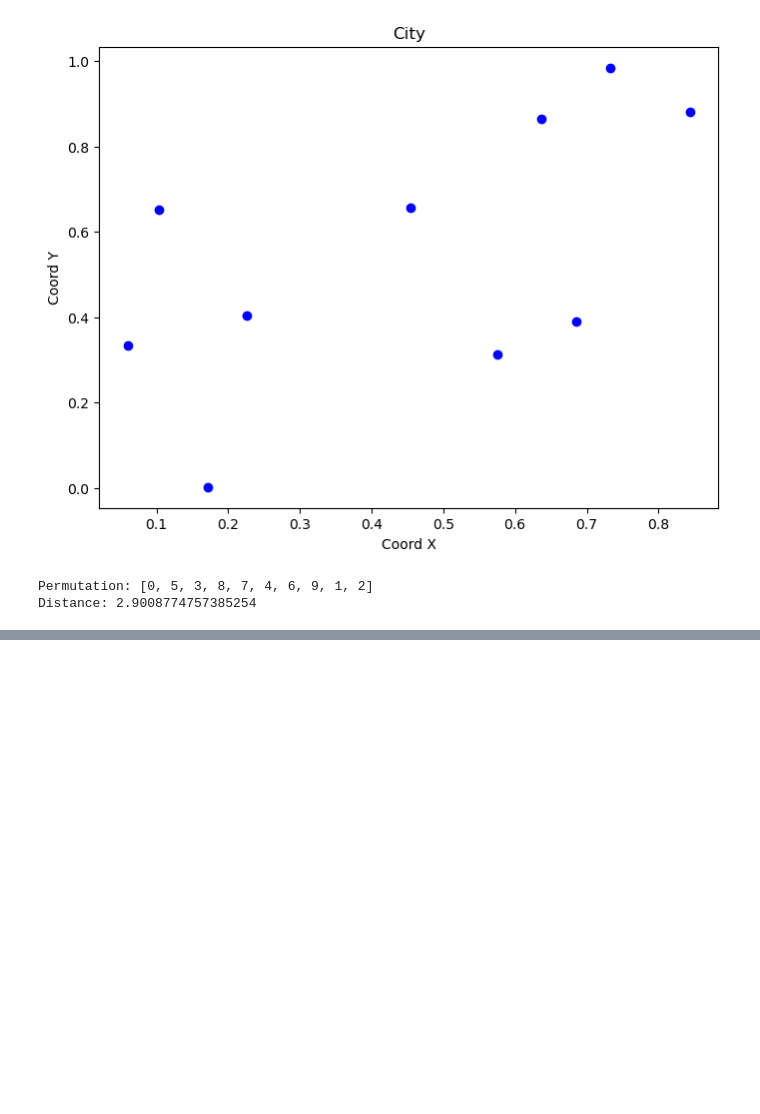
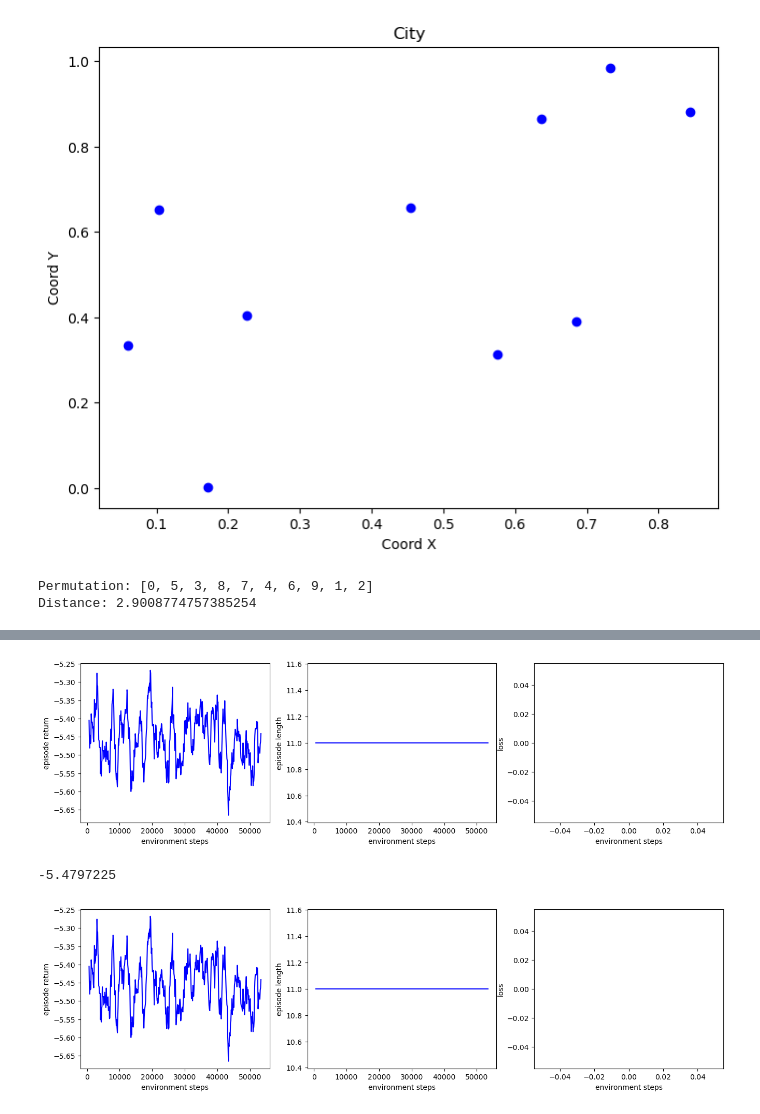
Before and after one commit to tomasosarte/TFG, a Jupyter notebook: code/test_experiment.ipynb, the cells around one changed output, grey strips where cells are left out. Drawn from its saved outputs; the diff is of its cells as text; code cells hidden in the pictures; blank space fills up the shorter version.

```diff
--- a/code/test_experiment.ipynb
+++ b/code/test_experiment.ipynb
@@ -131,17 +135,20 @@ experiment.plot_rollout()
 # %%
 params['offpolicy_iterations'] = 10
 
 # Create network
-basic_network = BasicNetwork(max_nodes_per_graph = params['max_nodes_per_graph'], node_dimension = params['node_dimension'],
-                             embedding_dimension = params['embedding_dimension'])
+basic_network = MoreBasicNetwork(params)
 
 # Create environment
 env = EnviornmentTSP(cities = cities, max_nodes_per_graph = params['max_nodes_per_graph'], node_dimension = params['node_dimension'])
 
 # Create learner
 controller = ActorCriticController(basic_network)
-learner = PPOLearner(model = basic_network, controller = controller, params = params)
+learner = OffpolicyActorCriticLearner(model = basic_network, controller = controller, params = params)
 
 # Run experiment
 experiment = ActorCriticExperiment(params = params, model = basic_network, env = env, learner = learner)
 experiment.run()
+# %% [output]
+[figure, added]
+-5.4797225
+[figure, added]
```
Also changed, not shown: parts of 12 cells of this notebook, 9 other files.
